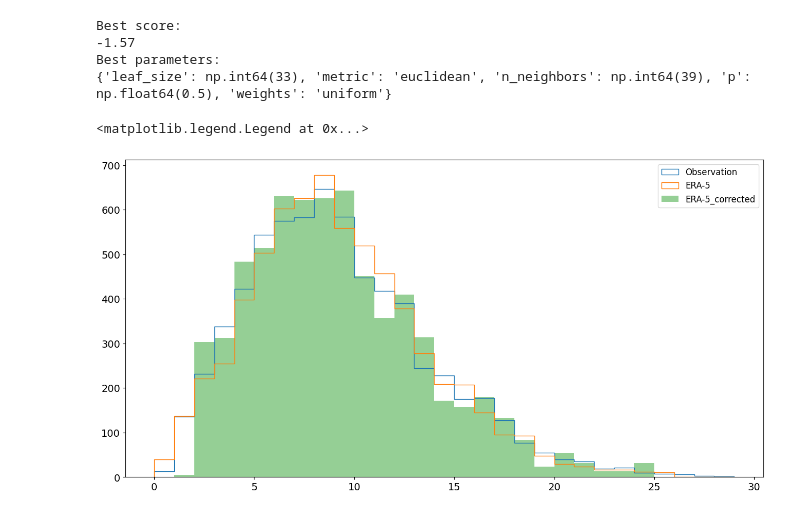
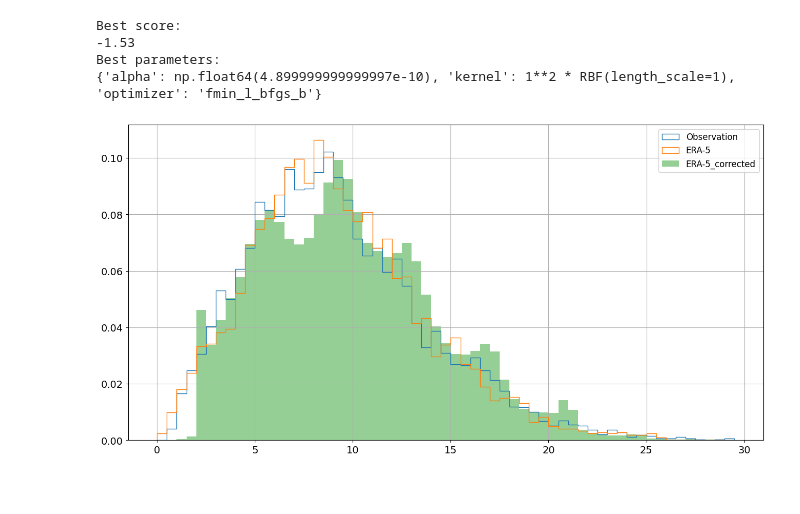
Before and after one commit to Nuwa13/Project_Python_Programming_in_Energy_Science, a Jupyter notebook: Task_3.ipynb, the cells around one changed output. Drawn from its saved outputs; the diff is of its cells as text; code cells hidden in the pictures.

Commit message:
Test of different classifiers for the model prediction Tried Gaussian, nearest Neighbours. Will try Naive Bayes

```diff
--- a/Task_3.ipynb
+++ b/Task_3.ipynb
@@ -68,21 +69,44 @@ X_test_scaled = scaler.transform(X_test)
 # %%
 # Preparation
 # set hyperparameters for ML-model
-param_grid = {
-              "n_neighbors"       : np.arange(20, 50, 1),
-              "leaf_size"         : np.arange(16, 36, 1),
-              "p"                 : np.arange(0.5, 2, 0.1),
+import sklearn.gaussian_process
+import sklearn.neighbors
+from sklearn.gaussian_process.kernels import ConstantKernel, RBF, RationalQuadratic, ExpSineSquared
+
+
+param_grid_RadiusNeighborsRegressor = {
+              "radius"            : np.arange(0, 0.5, .1),
+              "leaf_size"         : np.arange(1, 10, 1),
+              "p"                 : [1],
               "weights"           : ['uniform', 'distance'],
               "metric"            : ['euclidean','manhattan','minkowski']
              }
 
+# Define kernels:
+ker_rbf = ConstantKernel(1.0, constant_value_bounds="fixed") * RBF(1.0, length_scale_bounds="fixed")
+
+# ker_rq = ConstantKernel(1.0, constant_value_bounds="fixed") * RationalQuadratic(alpha=0.1, length_scale=1)
+
+# ker_expsine = ConstantKernel(1.0, constant_value_bounds="fixed") * ExpSineSquared(1.0, 5.0, periodicity_bounds=(1e-2, 1e1))
+
+kernel_list = [ker_rbf]
+
+param_grid_Gaussian = {
+            "kernel"    : kernel_list, # ['ExpSineSquared', 'ConstantKernel', 'WhiteKernel']
+            "alpha"     : np.arange(4, 5, 0.1) * 10 ** -10,
+            "optimizer" : ['fmin_l_bfgs_b']
+}
+
 # chose which ML model to use (e.g. linear regression, random Forest, Decision tree, AdaBoost, XGBoost, Ridge regression, )
 # check sklearn + model for correct naming and more information)
 # consider to import the packages before
-classifier = KNeighborsRegressor()
+
+# classifier = KNeighborsRegressor()
+# classifier = sklearn.neighbors.RadiusNeighborsRegressor()
+classifier = sklearn.gaussian_process.GaussianProcessRegressor()
 
 # how many times shall the cross validation be done
-n          = 10
+n          = 5
 
 # according to which metrics shall the performance be tested
 scoring    = 'neg_mean_squared_error'
@@ -91,7 +115,7 @@ scoring    = 'neg_mean_squared_error'
 # GridSearch finds the best parameter combination for the model for which the score is minimal.
 # A cross validation is done to compare results from different subsets,
 # https://scikit-learn.org/stable/modules/generated/sklearn.model_selection.GridSearchCV.html)
-grid_model = GridSearchCV(classifier, param_grid=param_grid, cv=n, scoring=scoring,\
+grid_model = GridSearchCV(classifier, param_grid=param_grid_Gaussian, cv=n, scoring=scoring,\
                                   verbose=0, n_jobs=-1).fit(X_train_scaled, y_train)
 
 best_model = grid_model.best_estimator_
@@ -106,23 +130,23 @@ y_train_cv      = cross_val_predict(best_model, X_train_scaled, y_train, cv=n+2)
 y_test_predicted = best_model.predict(X_test_scaled)
 
 # make your final prediction for the entire (long-term) period
-X_scaledN               = scaler.transform(X)
-predictions             = best_model.predict(X_scaledN)
+X_scaledN = scaler.transform(X)
+predictions = best_model.predict(X_scaledN)
 # %% [output]
 Best score:
--1.57
+-1.53
 Best parameters:
-{'leaf_size': np.int64(33), 'metric': 'euclidean', 'n_neighbors': np.int64(39), 'p': np.float64(0.5), 'weights': 'uniform'}
+{'alpha': np.float64(4.899999999999997e-10), 'kernel': 1**2 * RBF(length_scale=1), 'optimizer': 'fmin_l_bfgs_b'}
 # %%
-nbins = np.arange(0, 30, 1)
+nbins = np.arange(0, 30, 0.5)
 
 fig = plt.figure(figsize=(16,8))
-plt.hist(data_mrgd['WS-99.2'].iloc[valid_values],nbins,label='Observation',histtype='step')
-plt.hist(data_mrgd['WS100'].iloc[valid_values],nbins,label='ERA-5',histtype='step')
-plt.hist(predictions[valid_values],nbins,label='ERA-5_corrected',alpha=0.5)
+plt.hist(data_mrgd['WS-99.2'].iloc[valid_values], nbins, label='Observation', histtype='step', density=True)
+plt.hist(data_mrgd['WS100'].iloc[valid_values], nbins, label='ERA-5', histtype='step', density=True)
+plt.hist(predictions, nbins, label='ERA-5_corrected', alpha=0.5, density=True)
 plt.xticks(fontsize= 14)
 plt.yticks(fontsize= 14)
 plt.legend(fontsize= 12)
+plt.grid()
 # %% [output]
-<matplotlib.legend.Legend at 0x...>
-[figure, old version]
+[figure, new version]
```
Also changed, not shown: parts of 1 cell of this notebook.
